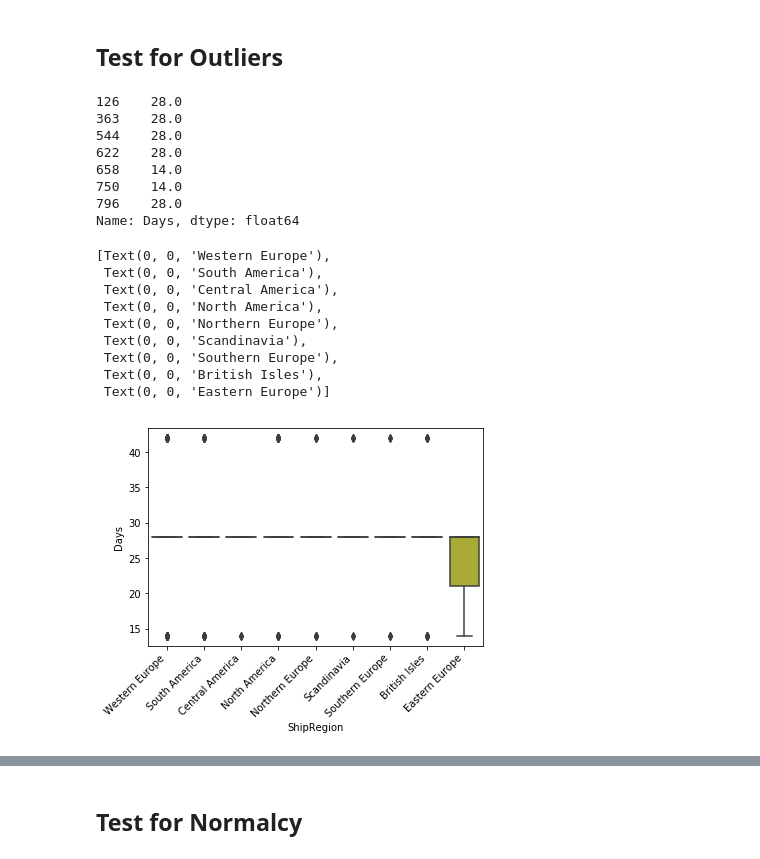
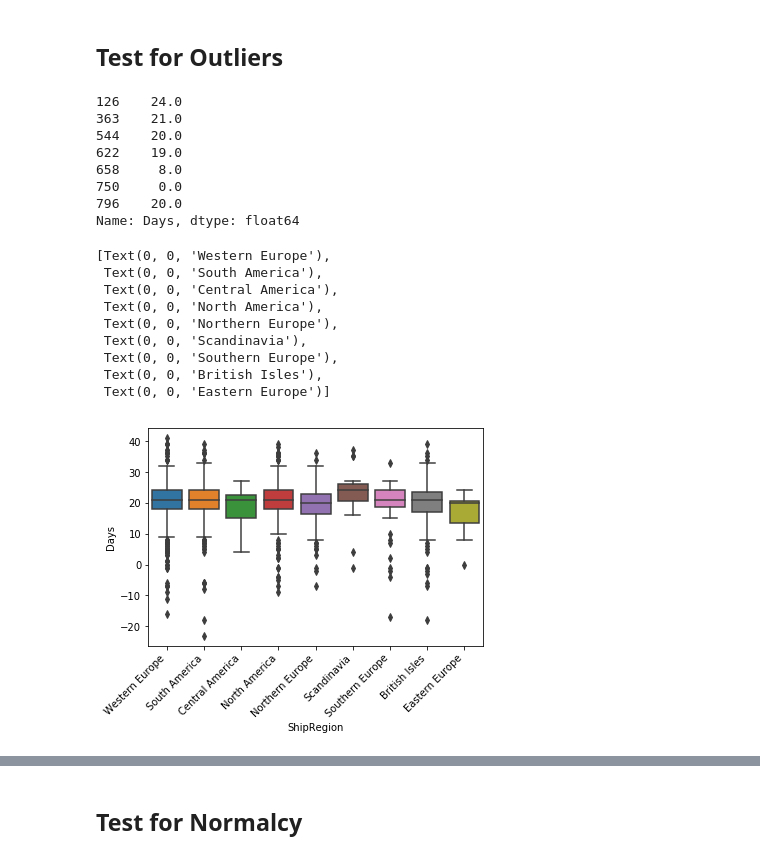
Before and after one commit to jdsmithwes/hypothesis_testing_workflow_python, a Jupyter notebook: student.ipynb, the cells around one changed output, grey strips where cells are left out. Saved outputs shown, nothing was run; the diff lists cells and outputs as text; code cells hidden in the pictures.

```diff
--- a/student.ipynb
+++ b/student.ipynb
@@ -300,7 +300,7 @@ df['ShippedDate'] = pd.to_datetime(df['ShippedDate']) #create column for time ne
 df['OrderDate'] = pd.to_datetime(df['OrderDate'])
 df['RequiredDate'] = pd.to_datetime(df['RequiredDate'])
 
-df['Time2Delivery'] = abs(df['RequiredDate'] - df['OrderDate']) #number of days an item takes to ship
+df['Time2Delivery'] = (df['RequiredDate'] - df['ShippedDate']) #number of days an item takes to ship
 
 df.head()
 # %% [output]
@@ -334,0 +329,5 @@ Name: ShipRegion, dtype: int64
+# %%
+display(len(df))
+df_final = df
+df_final = df_final.dropna()
+len(df_final)
@@ -335,6 +337,6 @@ Name: ShipRegion, dtype: int64
 # %%
-df['ShipRegion'].describe()
-df['ShipRegion'] = df['ShipRegion'].convert_objects(convert_numeric=True)
+df_final['ShipRegion'].describe()
+df_final['ShipRegion'] = df_final['ShipRegion'].convert_objects(convert_numeric=True)
 # %% [output]
 convert_objects is deprecated.  To re-infer data dtypes for object columns, use Series.infer_objects()
 For all other conversions use the data-type specific converters pd.to_datetime, pd.to_timedelta and pd.to_numeric.
@@ -343,11 +345,11 @@ In theory, if there is no difference in delivery time from when an order is plac
 # %%
 #breaking up the groups based on region and will just use
 #with rework, look at this again
-df['Groups'] = df['ShipRegion'].str.contains('Europe'or'America')
+df_final['Groups'] = df_final['ShipRegion'].str.contains('Europe'or'America')
 #mapping function to label true as correct country in graphs below and same for the false group
 
 #df['Groups'] = df['Groups'].astype(int) # used Boolean to prevent error with later tests that require two numbered columns
-df['Groups'].head()
+df_final['Groups'].head()
 # %% [output]
 0     True
 1     True
@@ -362,33 +364,33 @@ The True ship regions contain Europe or America in their names. So that tests ca
 # %%
 ## To better organize data based on whether an item was full-priced or not, we can create dictionaries
 groups = {}
-for grp_name in df['ShipRegion'].unique():
-    groups[grp_name] = df.groupby('ShipRegion').get_group(grp_name)['Days']
+for grp_name in df_final['ShipRegion'].unique():
+    groups[grp_name] = df_final.groupby('ShipRegion').get_group(grp_name)['Days']
 groups.pop('Eastern Europe')
 # %% [output]
-126    28.0
-363    28.0
-544    28.0
-622    28.0
-658    14.0
-750    14.0
-796    28.0
+126    24.0
+363    21.0
+544    20.0
+622    19.0
+658     8.0
+750     0.0
+796    20.0
 Name: Days, dtype: float64
 # %%
-sns.boxplot(data = df, x='ShipRegion',y='Days')
+sns.boxplot(data = df_final, x='ShipRegion',y='Days')
 ax = plt.gca()
 ax.set_xticklabels(ax.get_xticklabels(),rotation = 45,ha = 'right')
 # %% [output]
 [Text(0, 0, 'Western Europe'),
  Text(0, 0, 'South America'),
  Text(0, 0, 'Central America'),
  Text(0, 0, 'North America'),
  Text(0, 0, 'Northern Europe'),
  Text(0, 0, 'Scandinavia'),
  Text(0, 0, 'Southern Europe'),
  Text(0, 0, 'British Isles'),
  Text(0, 0, 'Eastern Europe')]
-[figure, old version]
+[figure, new version]
 # %%
 #for k,v in groups.items():
  #   sns.b(v,label = k)
```
Also changed, not shown: parts of 22 cells of this notebook.
